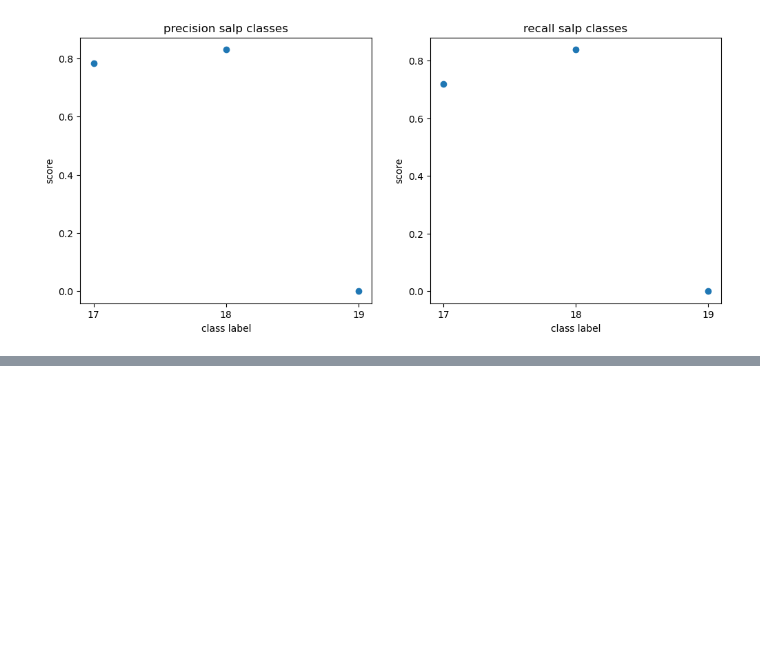
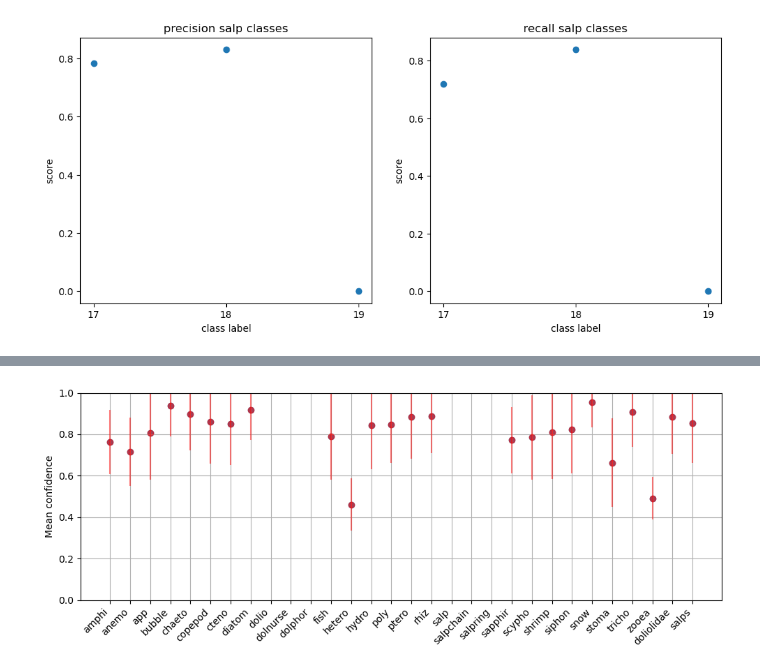
Before and after one commit to NeWeigt/ct_classifier_zoops, a Jupyter notebook: Prec_Rec_Class.ipynb, the cells around one changed output, grey strips where cells are left out. Cells and saved outputs as stored; diff of their text form; code cells hidden in the pictures; blank space fills up the shorter version.

```diff
--- a/Prec_Rec_Class.ipynb
+++ b/Prec_Rec_Class.ipynb
@@ -13,6 +13,7 @@ results_json = json.load(open('/home/Nele/code/ct_classifier_zoops/runs/Jan19_21
 results_json.keys()
 gt = results_json['labels']
 predictions = results_json['predictions']
+confidences = results_json['confidences']
 labels = np.unique(gt)
 labels.sort()
 precision = precision_score(gt, predictions, labels=labels, average=None, zero_division=0)
@@ -80,0 +134,29 @@ Text(0.5, 0, 'class label')
+# %%
+import numpy as np
+import matplotlib.pyplot as plt
+
+# Mean confidence for each true class
+conf_arr = np.array(confidences)
+pred = np.array(pred_translated)
+category_dict = json.load(open("/home/Nele/code/scripts/DataPrep_Classifier/category_dict.json", 'r'))
+inverse_category_dict = {v: k for k, v in category_dict.items()}
+inverse_category_dict[28] = "doliolidae"
+inverse_category_dict[29] = "salps"
+class_ids = sorted(inverse_category_dict.keys())
+class_names = [inverse_category_dict[c] for c in class_ids]
+mean_conf_true = [conf_arr[pred == c].mean() if (pred == c).any() else np.nan for c in class_ids]
+std_conf_true = [conf_arr[pred == c].std() if (pred == c).any() else np.nan for c in class_ids]
+
+plt.figure(figsize=(10, 4))
+plt.scatter(class_ids, mean_conf_true, color="steelblue")
+plt.errorbar(class_names, mean_conf_true, yerr=std_conf_true, fmt="o", color="red", alpha=0.5)
+#plt.title(f"Mean confidence by class ep:{ep_num_str}")
+plt.ylabel("Mean confidence")
+plt.xticks(rotation=45, ha="right")
+plt.ylim(0, 1)
+plt.grid(axis="y")
+plt.grid(axis="x")
+plt.tight_layout()
+plt.show()
+# %% [output]
+[figure, added]
```
Also changed, not shown: parts of 4 cells of this notebook, 2 other files.
